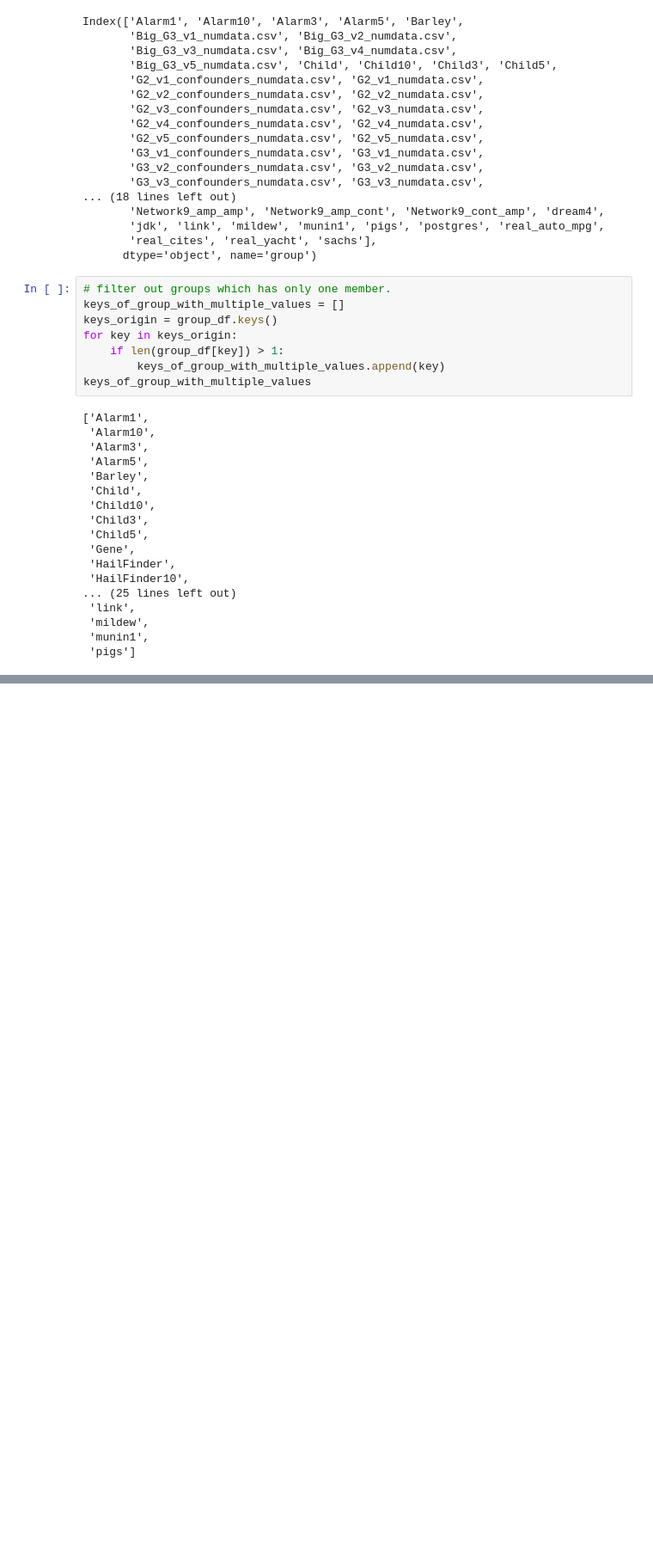
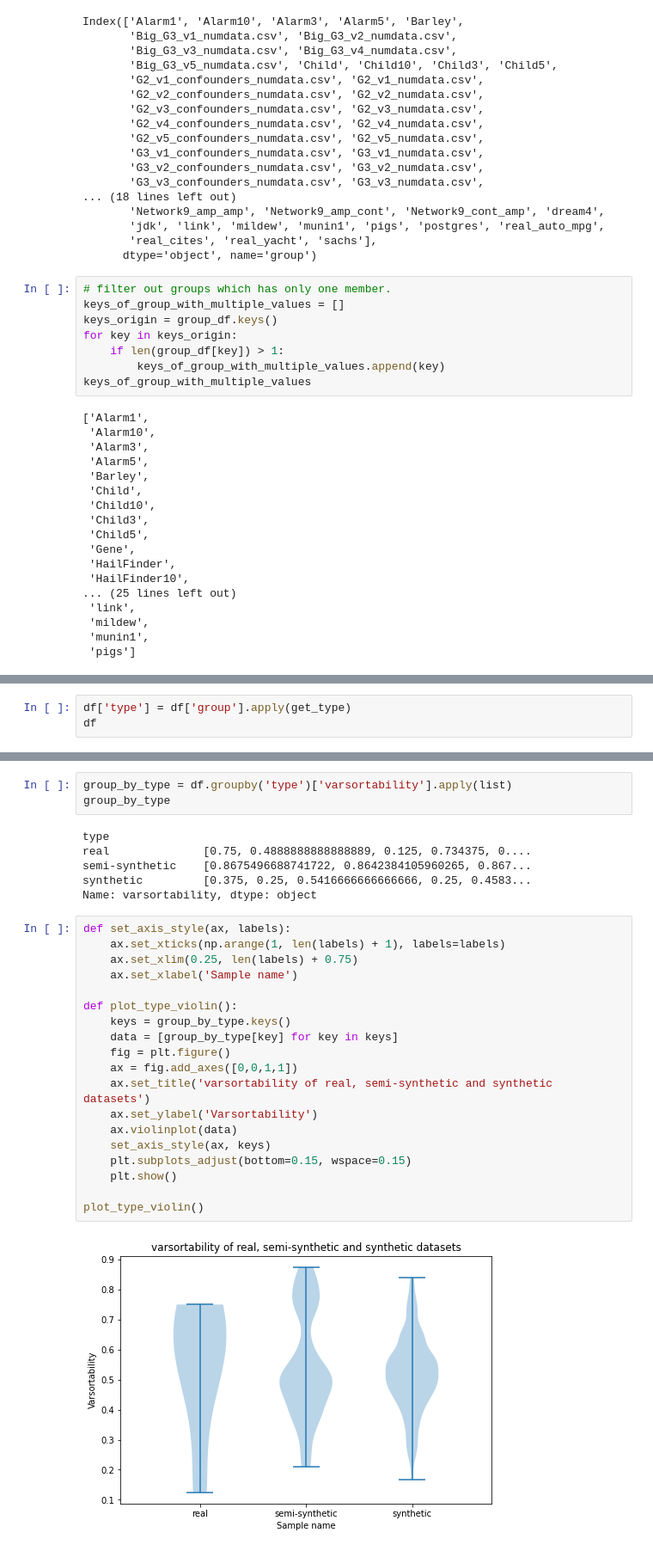
Before and after one commit to ravivanpong/CausalBench, a Jupyter notebook: evaluation/Datasets Evaluation.ipynb, the cells around one changed output, grey strips where cells are left out. Shown at 86% size. Saved outputs shown, nothing was run; the diff lists cells and outputs as text; blank space fills up the shorter version.

Commit message:
add real, semi-syn and syn violin plot

```diff
--- a/evaluation/Datasets Evaluation.ipynb
+++ b/evaluation/Datasets Evaluation.ipynb
@@ -189,0 +235,3 @@ for i in range(0, len(keys_reordered), 4):
+# %%
+df['type'] = df['group'].apply(get_type)
+df
@@ -189,0 +252,30 @@ for i in range(0, len(keys_reordered), 4):
+# %%
+group_by_type = df.groupby('type')['varsortability'].apply(list)
+group_by_type
+# %% [output]
+type
+real              [0.75, 0.4888888888888889, 0.125, 0.734375, 0....
+semi-synthetic    [0.8675496688741722, 0.8642384105960265, 0.867...
+synthetic         [0.375, 0.25, 0.5416666666666666, 0.25, 0.4583...
+Name: varsortability, dtype: object
+# %%
+def set_axis_style(ax, labels):
+    ax.set_xticks(np.arange(1, len(labels) + 1), labels=labels)
+    ax.set_xlim(0.25, len(labels) + 0.75)
+    ax.set_xlabel('Sample name')
+
+def plot_type_violin():
+    keys = group_by_type.keys()
+    data = [group_by_type[key] for key in keys]
+    fig = plt.figure()
+    ax = fig.add_axes([0,0,1,1])
+    ax.set_title('varsortability of real, semi-synthetic and synthetic datasets')
+    ax.set_ylabel('Varsortability')
+    ax.violinplot(data)
+    set_axis_style(ax, keys)
+    plt.subplots_adjust(bottom=0.15, wspace=0.15)
+    plt.show()
+
+plot_type_violin()
+# %% [output]
+[figure, added]
```
Also changed, not shown: parts of 3 cells of this notebook.
